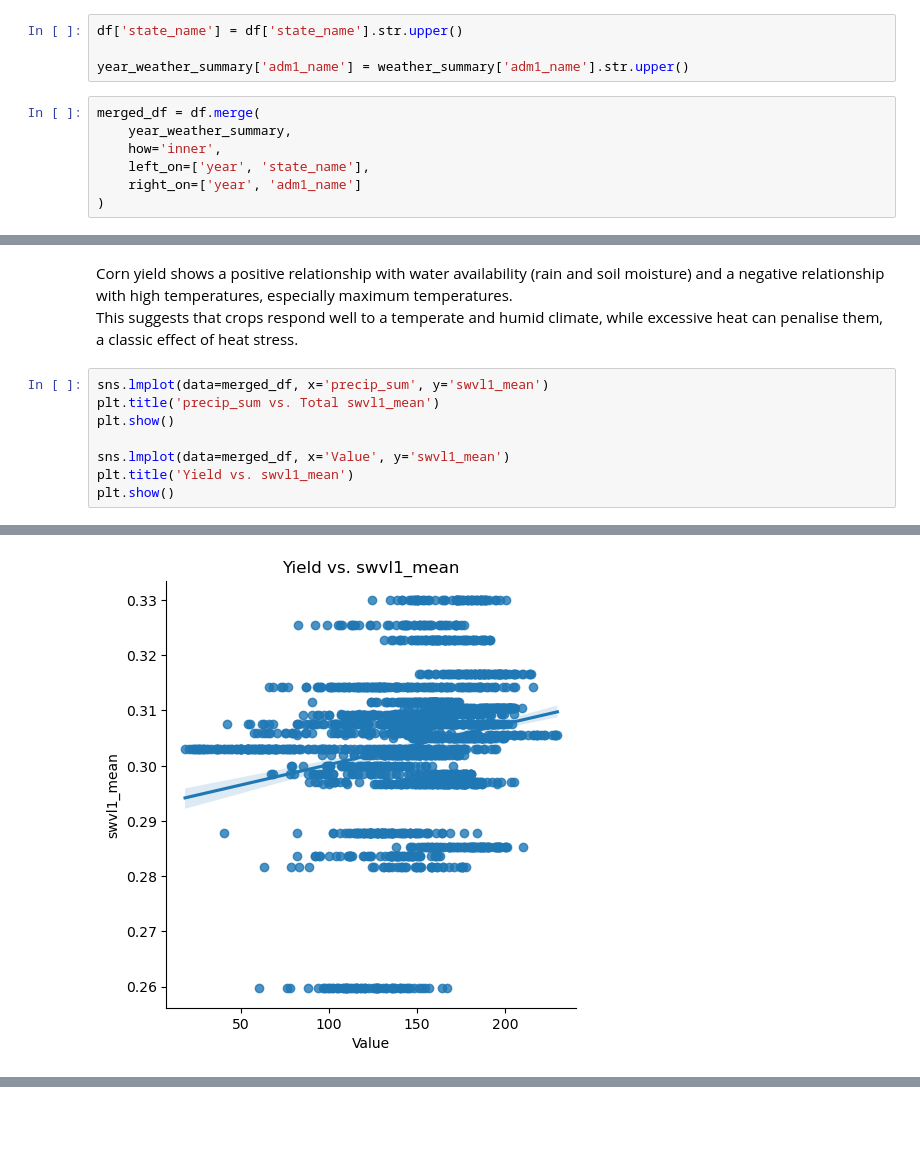
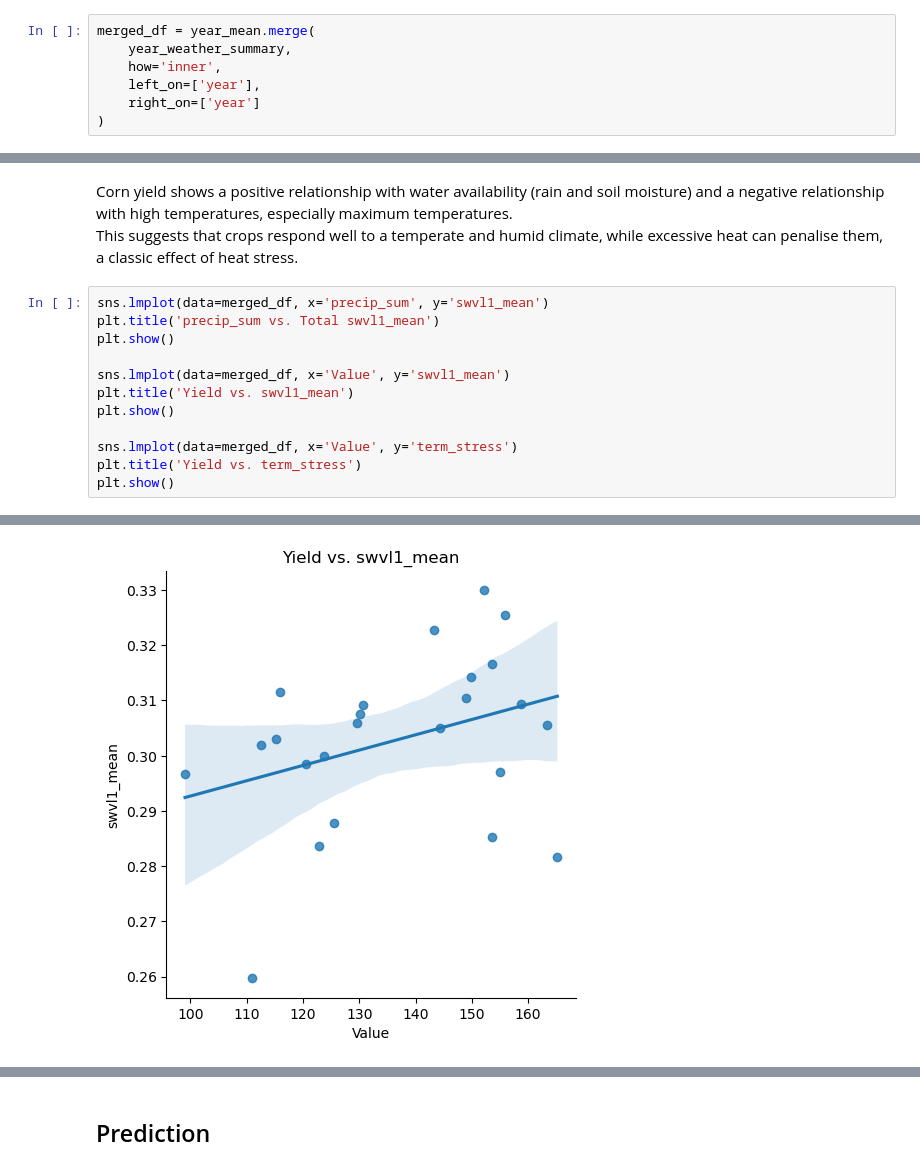
Before and after one commit to AntonioDonnangelo/Predicting-2024-US-Corn-Yield, a Jupyter notebook: Predicting_2024_US_Corn_Yield.ipynb, the cells around one changed output, grey strips where cells are left out. Drawn from its saved outputs; the diff is of its cells as text; blank space fills up the shorter version.

```diff
--- a/Predicting_2024_US_Corn_Yield.ipynb
+++ b/Predicting_2024_US_Corn_Yield.ipynb
@@ -562,13 +648,9 @@ weather_summary.sort_values("precip_sum", ascending=False).head(5)
-# %%
-df['state_name'] = df['state_name'].str.upper()
-
-year_weather_summary['adm1_name'] = weather_summary['adm1_name'].str.upper()
 # %%
-merged_df = df.merge(
+merged_df = year_mean.merge(
     year_weather_summary,
     how='inner',
-    left_on=['year', 'state_name'],
-    right_on=['year', 'adm1_name']
+    left_on=['year'],
+    right_on=['year']
 )
 # %%
 corr = merged_df[['Value', 'tmax_mean', 'tmin_mean', 'precip_sum', 'swvl1_mean', 'swvl2_mean', 'term_stress', 'dry_heat_index', 'soil_moisture_delta' ]].corr()
@@ -596,4 +678,8 @@ plt.show()
 sns.lmplot(data=merged_df, x='Value', y='swvl1_mean')
 plt.title('Yield vs. swvl1_mean')
 plt.show()
+
+sns.lmplot(data=merged_df, x='Value', y='term_stress')
+plt.title('Yield vs. term_stress')
+plt.show()
 # %% [output]
@@ -601 +687 @@ plt.show()
-[figure, old version]
+[figure, new version]
@@ -601,0 +689,2 @@ plt.show()
+# %% [markdown]
+## Prediction
```
Also changed, not shown: parts of 53 cells of this notebook.
